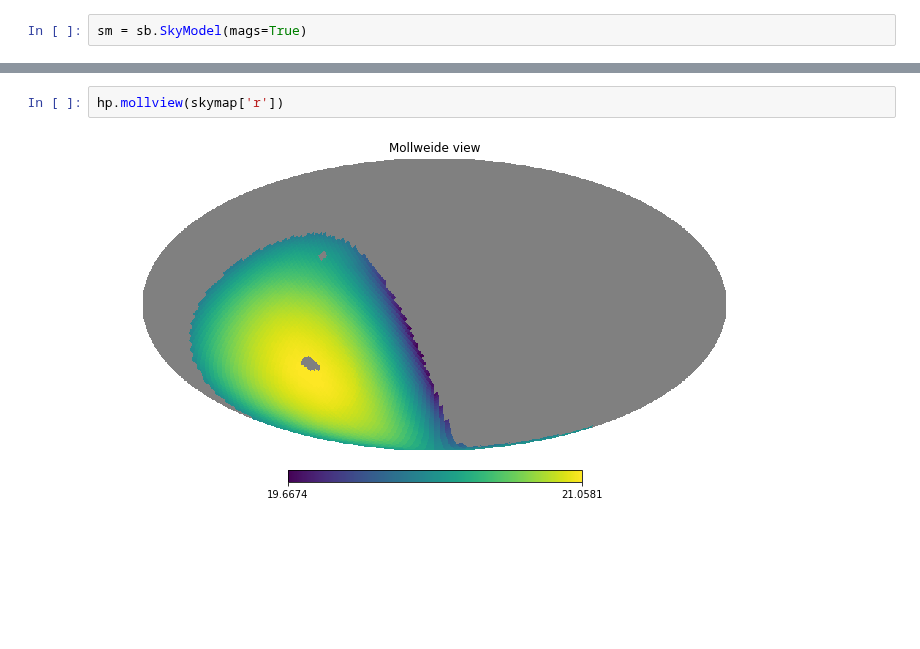
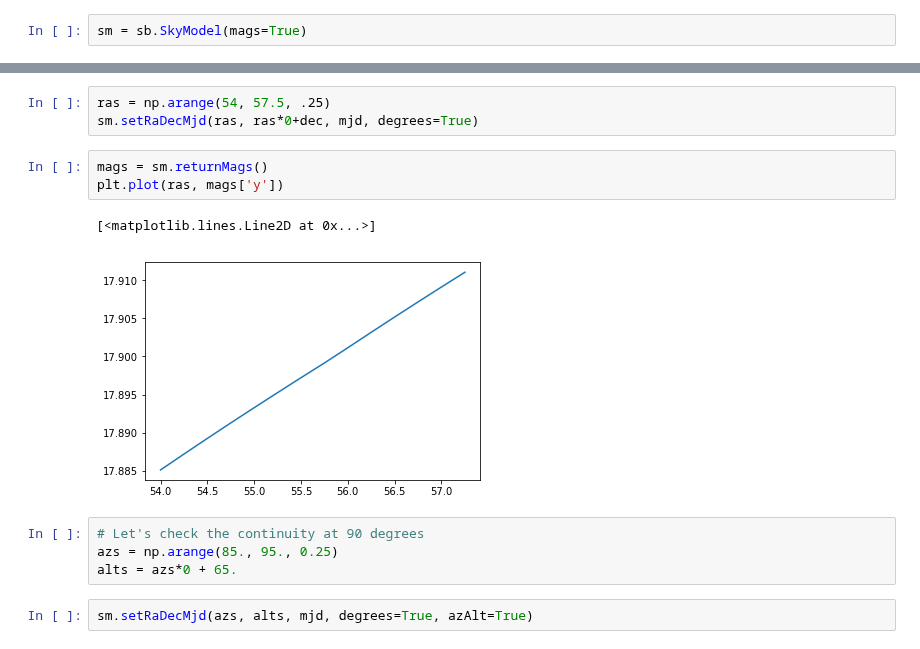
Before and after one commit to yoachim/18_scratch, a Jupyter notebook: sky_check/sky_check.ipynb, the cells around one changed output, grey strips where cells are left out. Cells and saved outputs as stored; diff of their text form; blank space fills up the shorter version.

```diff
--- a/sky_check/sky_check.ipynb
+++ b/sky_check/sky_check.ipynb
@@ -50,4 +23,15 @@ hp.mollview(skymap['y'])
-# %%
-hp.mollview(skymap['r'])
-# %% [output]
-[figure, removed]
+# %%
+ras = np.arange(54, 57.5, .25)
+sm.setRaDecMjd(ras, ras*0+dec, mjd, degrees=True)
+# %%
+mags = sm.returnMags()
+plt.plot(ras, mags['y'])
+# %% [output]
+[<matplotlib.lines.Line2D at 0x...>]
+[figure, added]
+# %%
+# Let's check the continuity at 90 degrees
+azs = np.arange(85., 95., 0.25)
+alts = azs*0 + 65.
+# %%
+sm.setRaDecMjd(azs, alts, mjd, degrees=True, azAlt=True)
```
Also changed, not shown: parts of 19 cells of this notebook.
